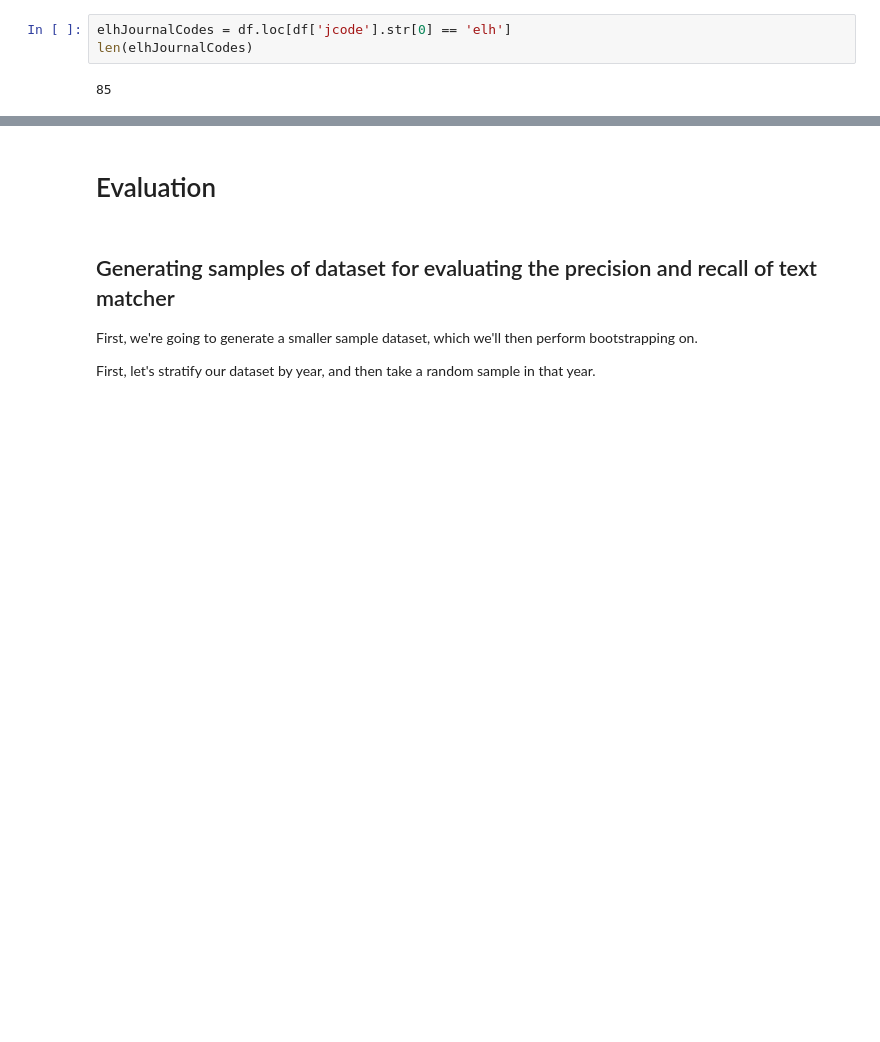
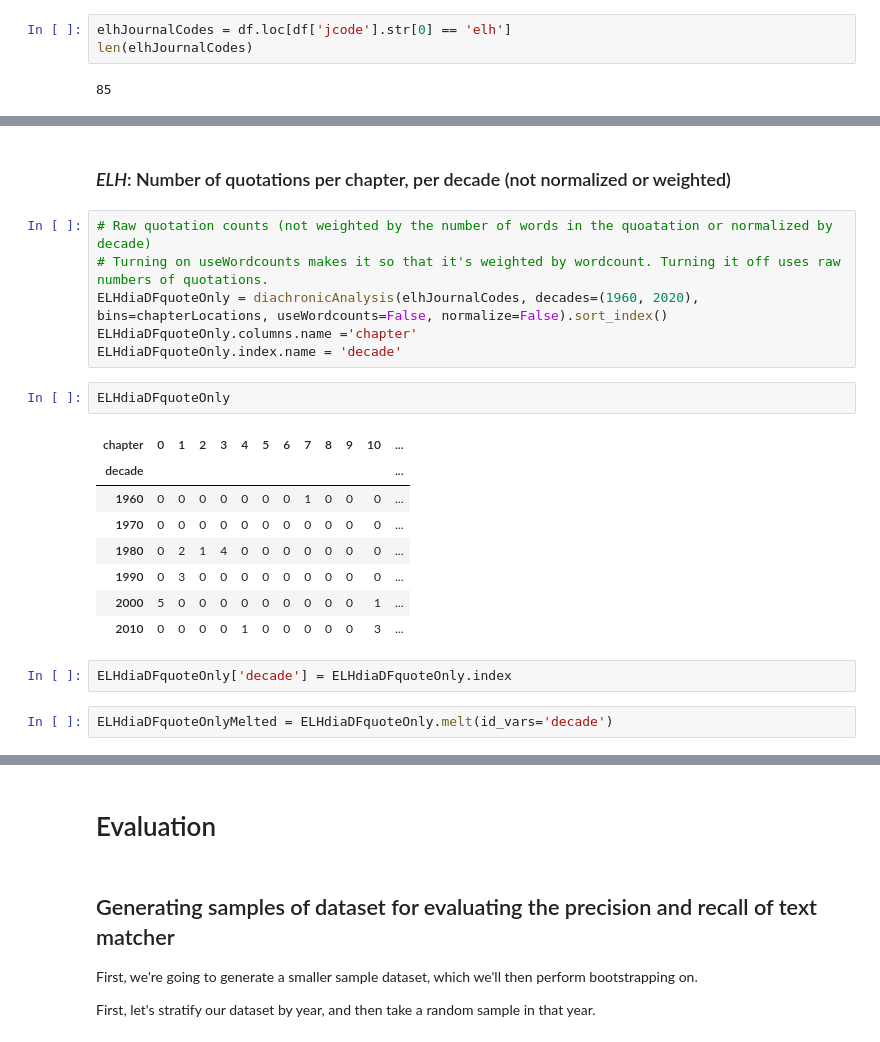
Before and after one commit to lit-mod-viz/middlemarch-critical-histories, a Jupyter notebook: notebooks/jstor-data-and-analysis.ipynb, the cells around one changed output, grey strips where cells are left out. Drawn from its saved outputs; the diff is of its cells as text; blank space fills up the shorter version.

Commit message:
added journal viz

```diff
--- a/notebooks/jstor-data-and-analysis.ipynb
+++ b/notebooks/jstor-data-and-analysis.ipynb
@@ -1600,0 +1829,23 @@ len(elhJournalCodes)
+# %% [markdown]
+###  *ELH*: Number of quotations per chapter, per decade (not normalized or weighted)
+# %%
+# Raw quotation counts (not weighted by the number of words in the quoatation or normalized by decade)
+# Turning on useWordcounts makes it so that it's weighted by wordcount. Turning it off uses raw numbers of quotations.
+ELHdiaDFquoteOnly = diachronicAnalysis(elhJournalCodes, decades=(1960, 2020), bins=chapterLocations, useWordcounts=False, normalize=False).sort_index()
+ELHdiaDFquoteOnly.columns.name ='chapter'
+ELHdiaDFquoteOnly.index.name = 'decade'
+# %%
+ELHdiaDFquoteOnly
+# %% [output]
+| chapter | 0 | 1 | 2 | 3 | 4 | 5 | 6 | 7 | 8 | 9 | 10 | ... |
+| decade |  |  |  |  |  |  |  |  |  |  |  | ... |
+| 1960 | 0 | 0 | 0 | 0 | 0 | 0 | 0 | 1 | 0 | 0 | 0 | ... |
+| 1970 | 0 | 0 | 0 | 0 | 0 | 0 | 0 | 0 | 0 | 0 | 0 | ... |
+| 1980 | 0 | 2 | 1 | 4 | 0 | 0 | 0 | 0 | 0 | 0 | 0 | ... |
+| 1990 | 0 | 3 | 0 | 0 | 0 | 0 | 0 | 0 | 0 | 0 | 0 | ... |
+| 2000 | 5 | 0 | 0 | 0 | 0 | 0 | 0 | 0 | 0 | 0 | 1 | ... |
+| 2010 | 0 | 0 | 0 | 0 | 1 | 0 | 0 | 0 | 0 | 0 | 3 | ... |
+# %%
+ELHdiaDFquoteOnly['decade'] = ELHdiaDFquoteOnly.index
+# %%
+ELHdiaDFquoteOnlyMelted = ELHdiaDFquoteOnly.melt(id_vars='decade')
```
Also changed, not shown: parts of 49 cells of this notebook, 2 other files.
